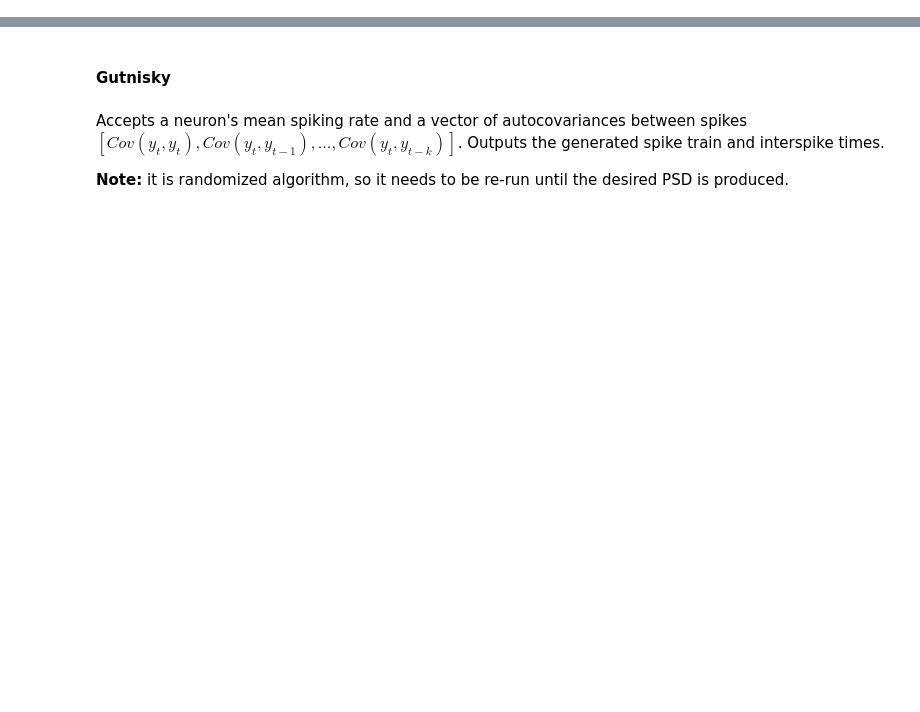
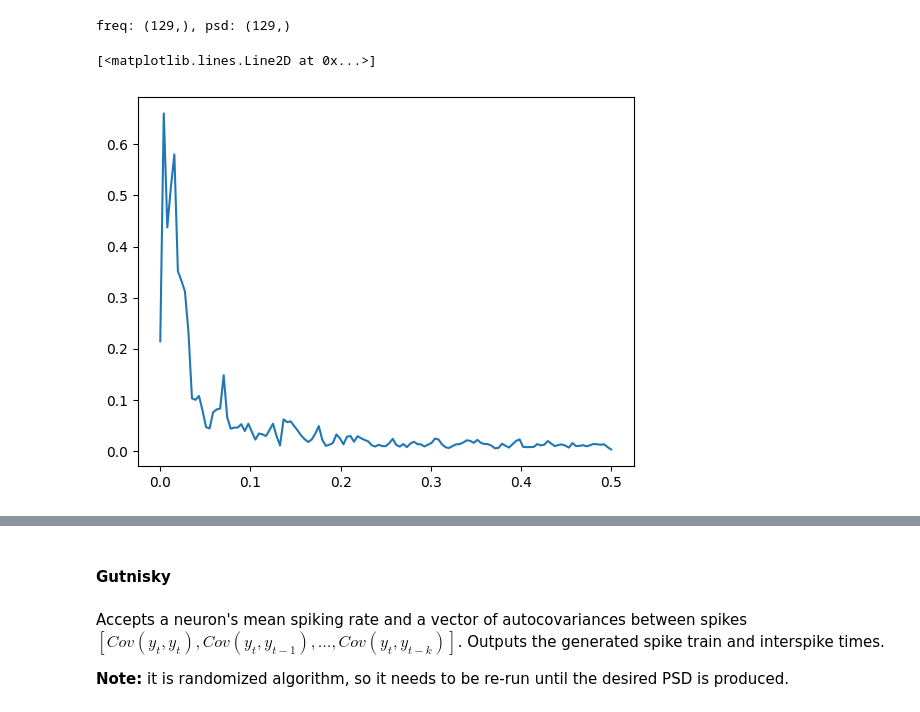
Before and after one commit to V-Marco/spike_generators, a Jupyter notebook: spike_test.ipynb, the cells around one changed output, grey strips where cells are left out. Cells and saved outputs as stored; diff of their text form; code cells hidden in the pictures; blank space fills up the shorter version.

Commit message:
check 1/f

```diff
--- a/spike_test.ipynb
+++ b/spike_test.ipynb
@@ -8,0 +8,48 @@ spike_train_autocov = 1 / np.arange(1, spike_train_length + 1)
+# %%
+# Pink noise generation
+
+## TODO: Author / Source ??
+
+def minmax(x):
+    """min max normalizes the given array"""
+    return (x - np.min(x))/(np.max(x)-np.min(x))
+
+def generate_pink_noise(num_traces = 100, num_samples = 4999):
+    """
+    Modulates a generated gausian white noise trace to create pink noise.
+
+    Parameters
+    ----------
+    num_traces : int, optional
+        number of noise traces to create (first dimension), by default 100
+    num_samples : int, optional
+        length of the trace (second dimension), by default 4999
+    Returns
+    -------
+    np.array
+        noise trace
+    """
+    B = [0.049922035, -0.095993537, 0.050612699, -0.004408786]  #The coefficient A, B determines a filter that converts white noise to 1/f spectrum.
+    A = [1, -2.494956002,   2.017265875,  -0.522189400]         #You can use this function to check the frequency response of the filter, which should give you a 1/f amplitude response.
+
+    invfn = np.zeros((num_traces,num_samples))
+    for i in np.arange(0,num_traces):
+        wn = np.random.normal(loc=1, scale=0.5, size=num_samples+2000)
+        invfn[i,:] = wn[2000:]
+        invfn[i,:] = minmax(lfilter(B, A, wn)[2000:])+0.5                # Filtering white noise to create a close approximation of '1/f' Noise
+                                                                            # The filtered signal is pink noise with 0 mean.
+                                                                            # The minmax function normalizes the signal to have values between [0,1].
+                                                                            # Adding 0.5 to it makes it positive and have mean 1, since firing rate cannot be negative
+    return invfn
+# %%
+pink_noise = generate_pink_noise(1, 1000)
+freq, psd = welch(pink_noise)
+psd = psd.flatten()
+
+print(f"freq: {freq.shape}, psd: {psd.shape}")
+
+plt.plot(freq, psd)
+# %% [output]
+freq: (129,), psd: (129,)
+[<matplotlib.lines.Line2D at 0x...>]
+[figure, added]
```
Also changed, not shown: parts of 15 cells of this notebook, 2 other files.
